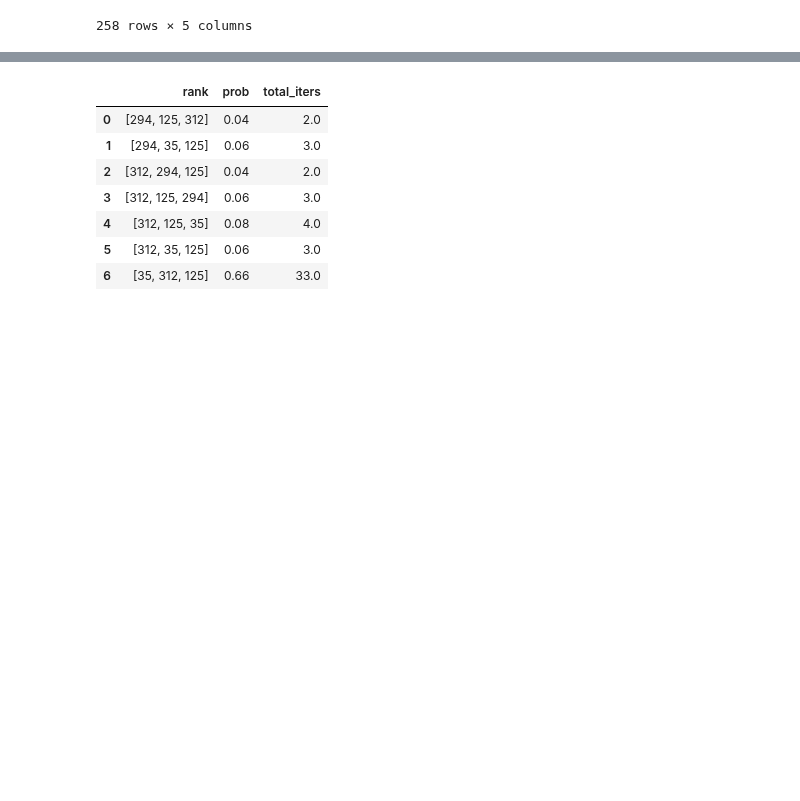
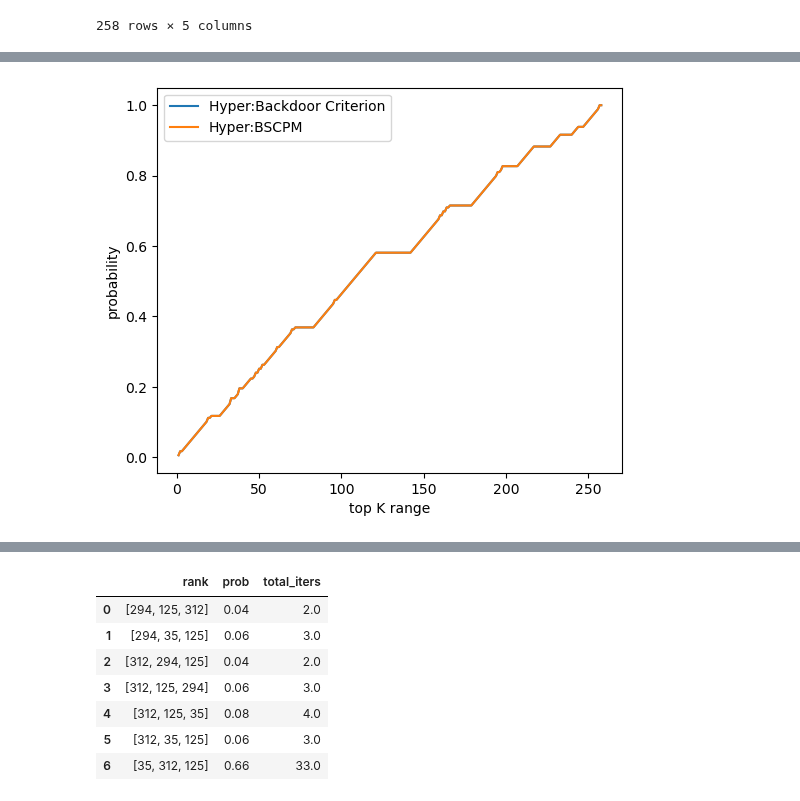
Before and after one commit to sainyam/Hyper-Code, a Jupyter notebook: ranking_query/amazon_redo.ipynb, the cells around one changed output, grey strips where cells are left out. Cells and saved outputs as stored; diff of their text form; code cells hidden in the pictures; blank space fills up the shorter version.

```diff
--- a/ranking_query/amazon_redo.ipynb
+++ b/ranking_query/amazon_redo.ipynb
@@ -333,15 +333,17 @@ plt.show()
 # %%
-k_range_backdoor_val,k_range_backdoor2_val=k_range_backdoor(new_G_combined,new_G_combined_rf, df, 1, {'price':1}, 'rating', {'edition':1}, 'fix', [0],len(df))
+k_range_backdoor_val,k_range_backdoor2_val=ranking_funcs.k_range_backdoor(new_G_combined,new_G_combined_rf, df, 1, {'price':1}, 'rating', {'edition':1}, 'fix', [0],len(df))
 x_values = range(1, len(df)+1)
 plt.figure(figsize=(6, 5))
 plt.plot(x_values, k_range_backdoor_val, label='Hyper:Backdoor Criterion')
 plt.plot(x_values, k_range_backdoor2_val, label='Hyper:BSCPM')
 plt.xlabel('top K range')
 plt.ylabel('probability')
 plt.legend()
 
 plt.savefig(f'ranking_plots/topk_range_backdoor_amazon.png')
 plt.show()
+# %% [output]
+[figure, added]
 # %%
 lenth,data_size_backdoor_val,data_size_backdoor2_val=ranking_funcs.data_size_backdoor(new_G_combined, new_G_combined_rf,df, 3, {'price':1}, 'rating', {'edition':1}, 'fix', [0],6,123)
 plt.figure(figsize=(6, 5))
```
Also changed, not shown: parts of 8 cells of this notebook, 9 other files.
